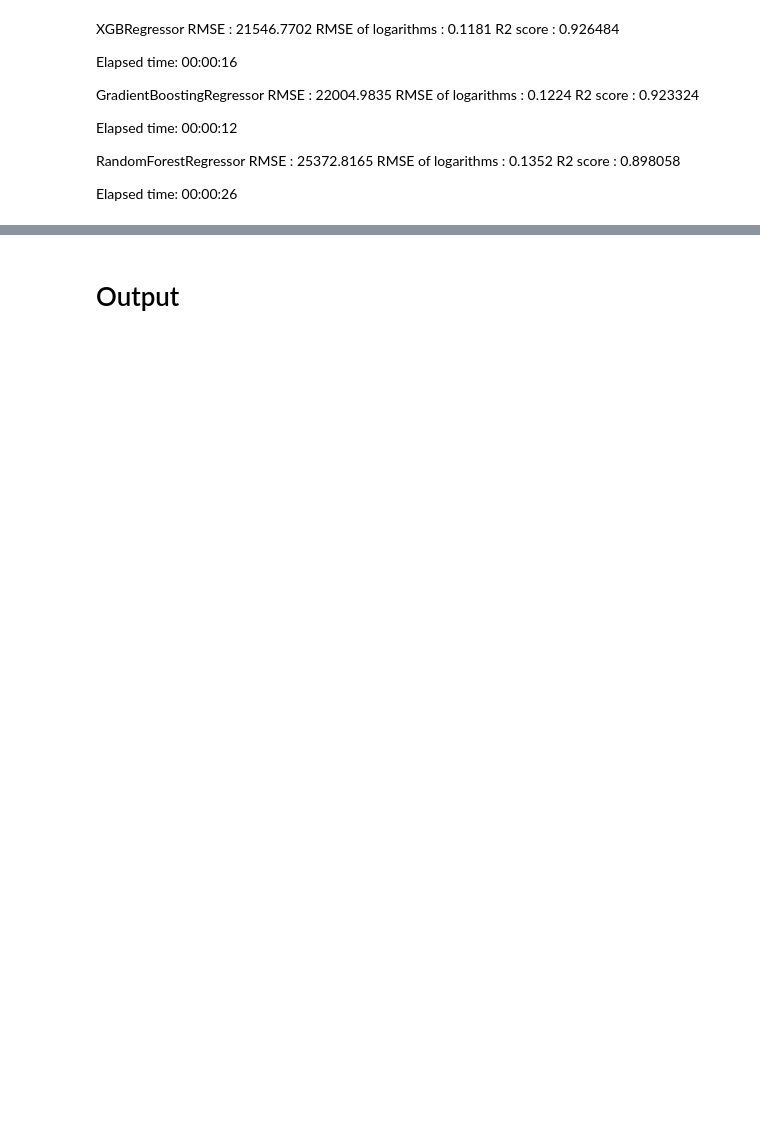
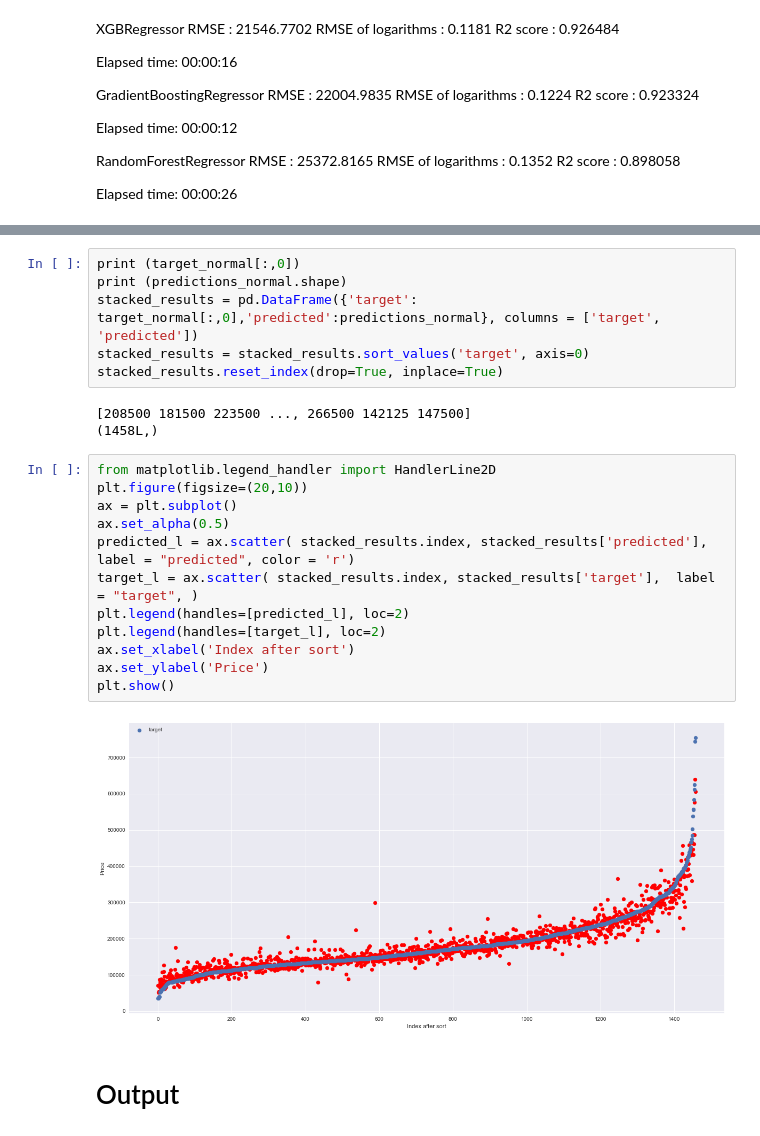
Before and after one commit to jirimanak/capstone-project, a Jupyter notebook: model_tuning.ipynb, the cells around one changed output, grey strips where cells are left out. Saved outputs shown, nothing was run; the diff lists cells and outputs as text; blank space fills up the shorter version.

```diff
--- a/model_tuning.ipynb
+++ b/model_tuning.ipynb
@@ -586,3 +627,26 @@ R2 score           : 0.925491
+# %%
+print (target_normal[:,0])
+print (predictions_normal.shape)
+stacked_results = pd.DataFrame({'target': target_normal[:,0],'predicted':predictions_normal}, columns = ['target', 'predicted'])
+stacked_results = stacked_results.sort_values('target', axis=0)
+stacked_results.reset_index(drop=True, inplace=True)
+# %% [output]
+[208500 181500 223500 ..., 266500 142125 147500]
+(1458L,)
+# %%
+from matplotlib.legend_handler import HandlerLine2D
+plt.figure(figsize=(20,10))
+ax = plt.subplot()
+ax.set_alpha(0.5)
+predicted_l = ax.scatter( stacked_results.index, stacked_results['predicted'], label = "predicted", color = 'r')
+target_l = ax.scatter( stacked_results.index, stacked_results['target'],  label = "target", )
+plt.legend(handles=[predicted_l], loc=2)
+plt.legend(handles=[target_l], loc=2)
+ax.set_xlabel('Index after sort')
+ax.set_ylabel('Price')
+plt.show()
+# %% [output]
+[figure, added]
 # %% [markdown]
 # Output #
 # %%
```
Also changed, not shown: parts of 15 cells of this notebook, 4 other files.
